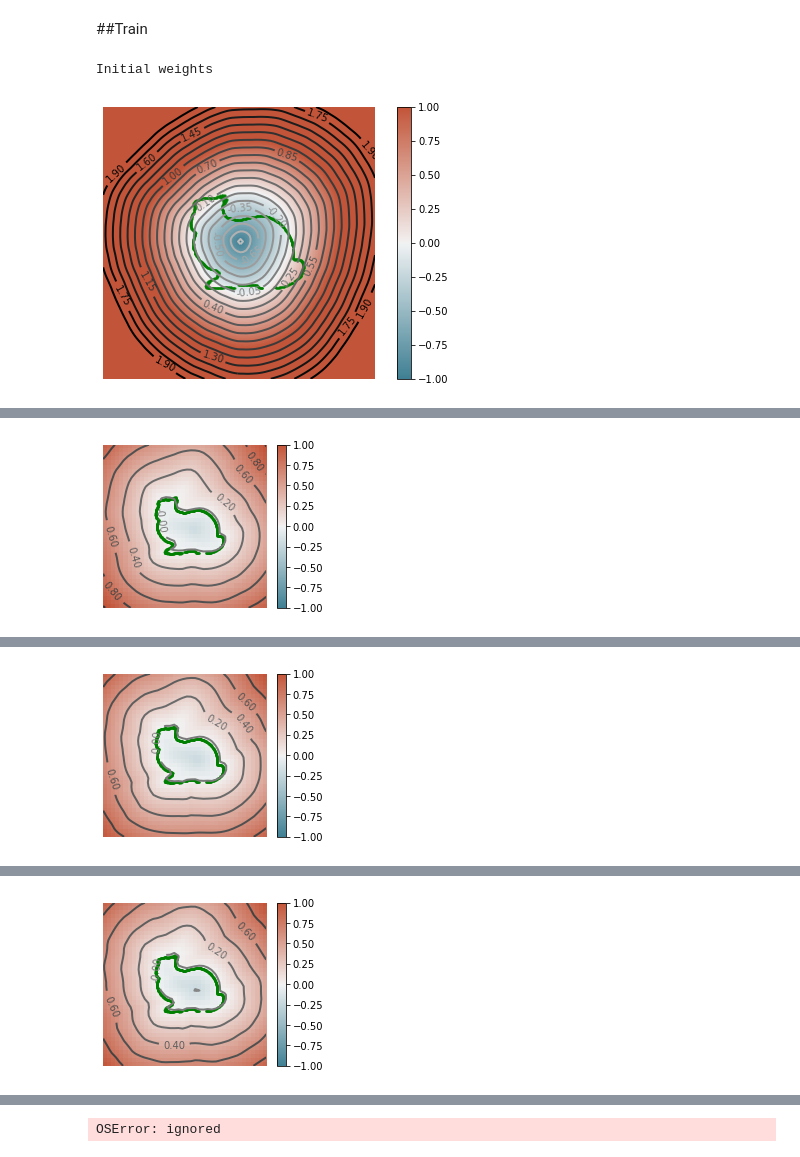
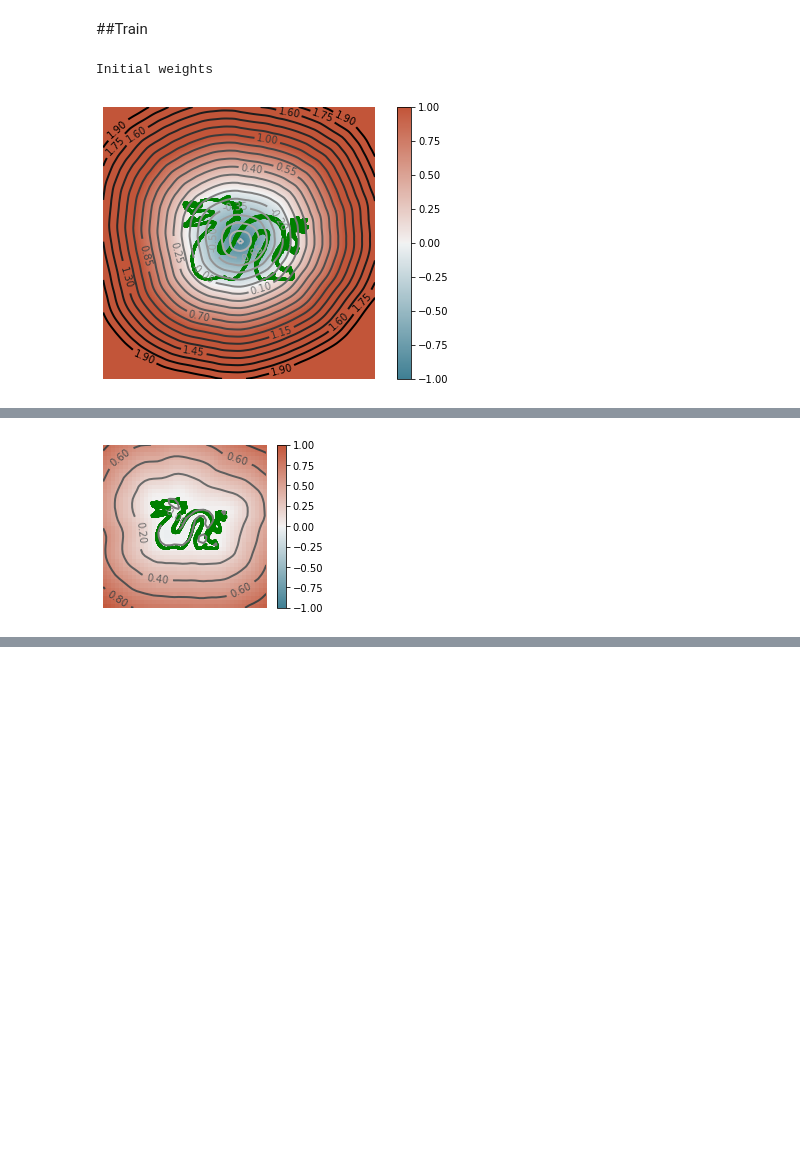
Before and after one commit to Egoago/Onlab, a Jupyter notebook: Önlab.ipynb, the cells around one changed output, grey strips where cells are left out. Drawn from its saved outputs; the diff is of its cells as text; code cells hidden in the pictures; blank space fills up the shorter version.

```diff
--- a/Önlab.ipynb
+++ b/Önlab.ipynb
@@ -52,7 +55,7 @@ Mon May  3 10:21:53 2021
 # %% [markdown]
 ###Control points
 # %%
-bunnyDataFrame = pd.read_csv('https://raw.githubusercontent.com/Egoago/Onlab/main/bunny.csv',
+bunnyDataFrame = pd.read_csv('https://raw.githubusercontent.com/Egoago/Onlab/main/dragon.csv',
                              names=['x','y','z'],
                              sep=';',
                              index_col=False)
@@ -204,6 +207,20 @@ class CustomModel(Model):
     self.eikonalLambda = eikonalLambda
     self.normalLambda = normalLambda
     super(CustomModel,self).compile(*args,**kwargs)
+
+  def save(self, name):
+    if len(name) > 0:
+      savedPath = './saves/' + name + '/'
+      compressedPath = './compressed/' + name + '.zip'
+      self.save_weights(savedPath)
+      !zip -r {compressedPath} {savedPath}
+
+  def load(self, name):
+    if len(name) > 0:
+      savedPath = './saves/' + name + '/'
+      compressedPath = './compressed/' + name + '.zip'
+      !unzip {compressedPath}
+      self.load_weights(savedPath)
 # %%
 #@title Softer Relu activation { display-mode: "form" }
 class SofterRelu(Layer):
@@ -330,8 +347,8 @@ class PlotCallback(Callback):
 #plotActivations()
 # %%
 #@title Structure { run: "auto", form-width: "50%", display-mode: "form" }
-layerCount = 6 #@param {type:"slider", min:1, max:8, step:1}
-skipLayer = 3 #@param {type:"slider", min:0, max:8, step:1}
+layerCount = 8 #@param {type:"slider", min:1, max:8, step:1}
+skipLayer = 4 #@param {type:"slider", min:0, max:8, step:1}
 layerNeurons = 512 #@param {type:"slider", min:16, max:512, step:16}
 activation = "relu" #@param ["relu", "softmax", "softerRelu", "elu"]
 activationParam = 100 #@param {type:"number"}
@@ -376,14 +393,14 @@ Trainable variables: 1314302
 # %% [markdown]
 ##Train
 # %%
-batchCount = 5010 #@param {type:"slider", min:10, max:10000, step:10}
-volumeSampleSize =  128#@param {type:"number"}
-surfaceSampleSize = 1024 #@param {type:"number"}
+batchCount = 10000 #@param {type:"slider", min:10, max:10000, step:10}
+volumeSampleSize =  1024#@param {type:"number"}
+surfaceSampleSize = 2048 #@param {type:"number"}
 epochs =  10#@param {type:"integer"}
 useNormals = False #@param {type:"boolean"}
 reset = True #@param {type:"boolean"}
 plotTraining = True #@param {type:"boolean"}
-save = 'bunny' #@param {type:"string"}
+save = 'dragon' #@param {type:"string"}
 log = '' #@param {type:"string"}
 normalLambda =  1#@param {type:"number"}
 eikonalLambda = 0.1 #@param {type:"number"}
@@ -414,9 +431,8 @@ history = model.fit(Sampler(batchCount = batchCount,
                     verbose = 1,
                     callbacks = callbacks,
                     epochs = epochs)
-if len(save)>0:
-  model.save('./saves/' + save + '.h5')
+model.save(save)
 # %% [output]
 Initial weights
-[figure, old version]
+[figure, new version]
 Epoch 1/10
@@ -424,2 +440,2 @@ Epoch 1/10
-[figure, old version]
+[figure, new version]
 Epoch 2/10
@@ -429 +443,0 @@ Epoch 3/10
-[figure, removed]
@@ -434 +443,0 @@ Epoch 5/10
-[figure, removed]
@@ -447,4 +444,3 @@ Epoch 10/10
-OSError: ignored
 # %%
 #%tensorboard --logdir logs
 # %%
```
Also changed, not shown: parts of 8 cells of this notebook.
